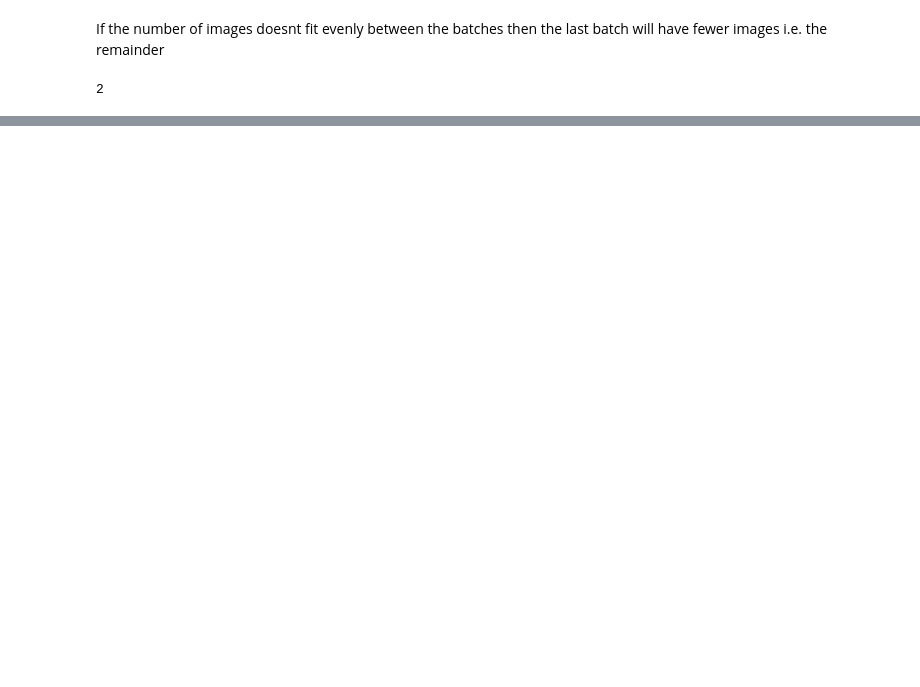
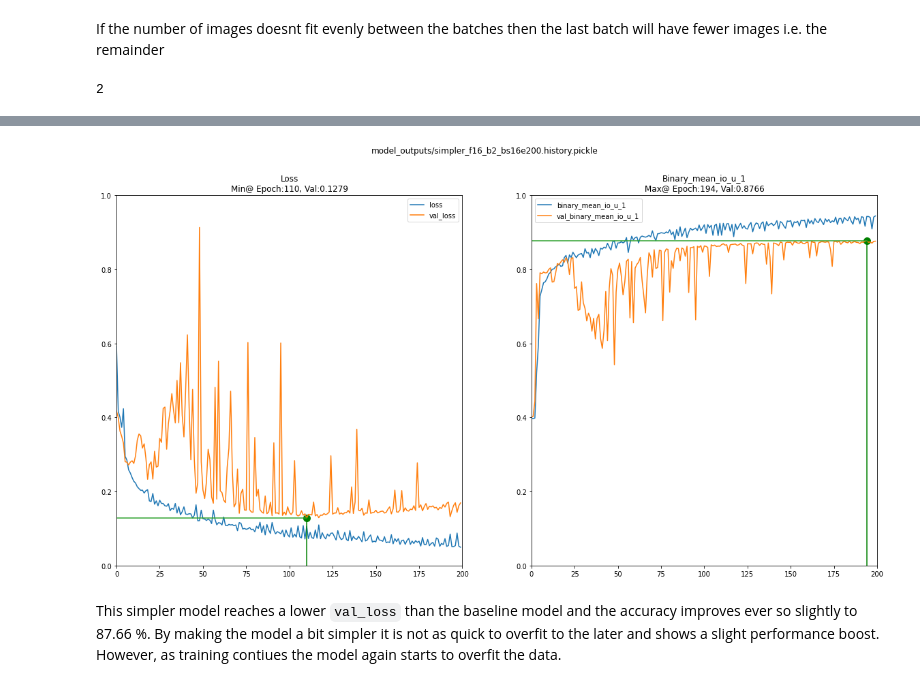
Before and after one commit to a-cass/eo-semantic-segmentation, a Jupyter notebook: nwpu_lakes_segmentation_p3.ipynb, the cells around one changed output, grey strips where cells are left out. Drawn from its saved outputs; the diff is of its cells as text; code cells hidden in the pictures; blank space fills up the shorter version.

```diff
--- a/nwpu_lakes_segmentation_p3.ipynb
+++ b/nwpu_lakes_segmentation_p3.ipynb
@@ -287 +295,4 @@ Finally I'm ready to train the model! For training I am constrained by my person
+# %%
+# Number of times to cycle the full training set
+epochs = 100
 # %%
@@ -299,0 +463,18 @@ with open(hist_filepath, 'wb') as f:
+# %%
+# Simpler model output
+simple_hist_filepath = 'model_outputs/simpler_f16_b2_bs16e200.history.pickle'
+
+# Load history if not already available
+with open(simple_hist_filepath, 'rb') as f:
+    simple_hist = pickle.load(f)
+
+simple_hist_df = pd.DataFrame(simple_hist)
+
+
+# Plot the training history
+plot_model_history(simple_hist_df, metrics=['loss', 'binary_mean_io_u_1'],
+                   best=['min', 'max'], title=simple_hist_filepath);
+# %% [output]
+[figure, added]
+# %% [markdown]
+This simpler model reaches a lower `val_loss` than the baseline model and the accuracy improves ever so slightly to 87.66 %. By making the model a bit simpler it is not as quick to overfit to the later and shows a slight performance boost. However, as training contiues the model again starts to overfit the data.
```
Also changed, not shown: parts of 19 cells of this notebook.
